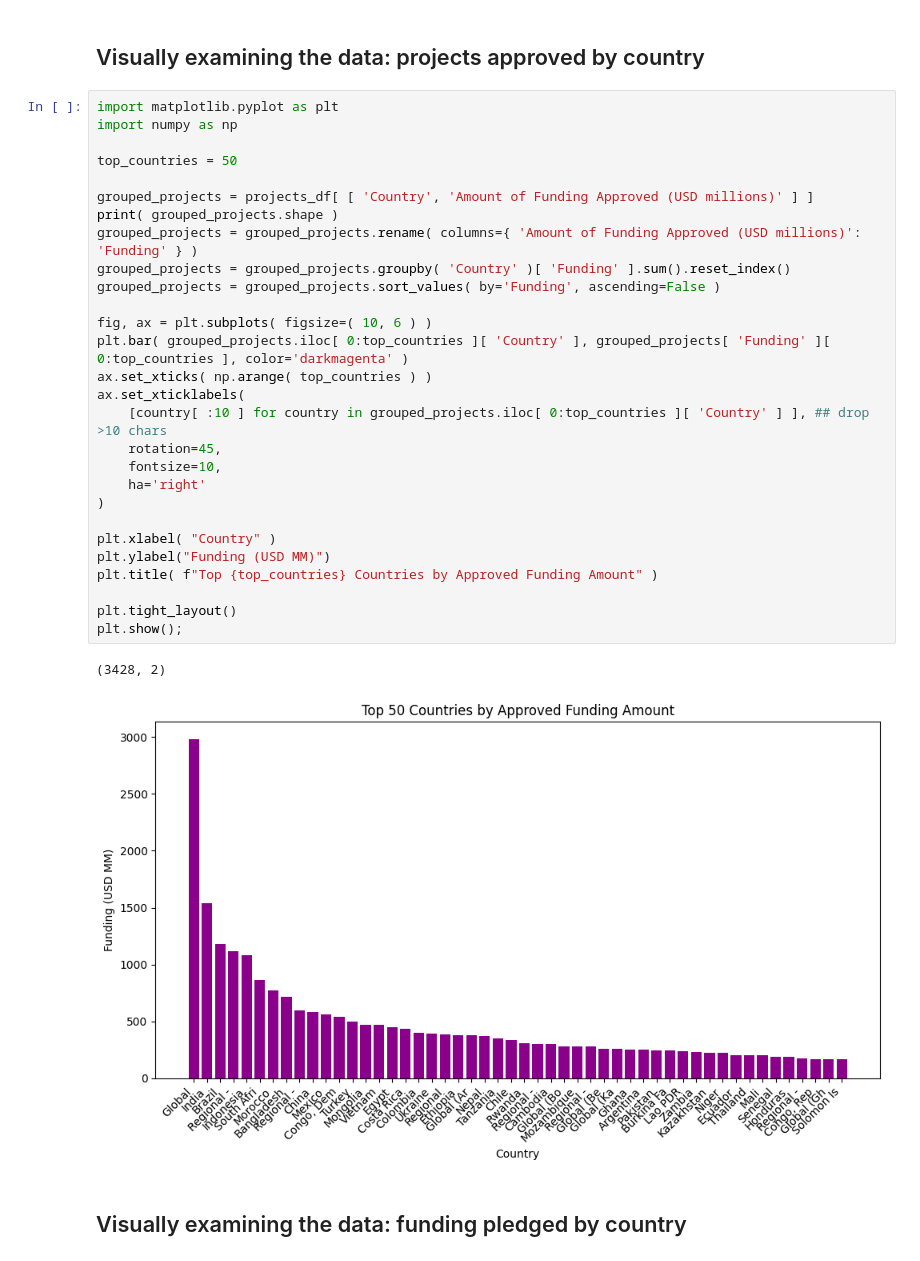
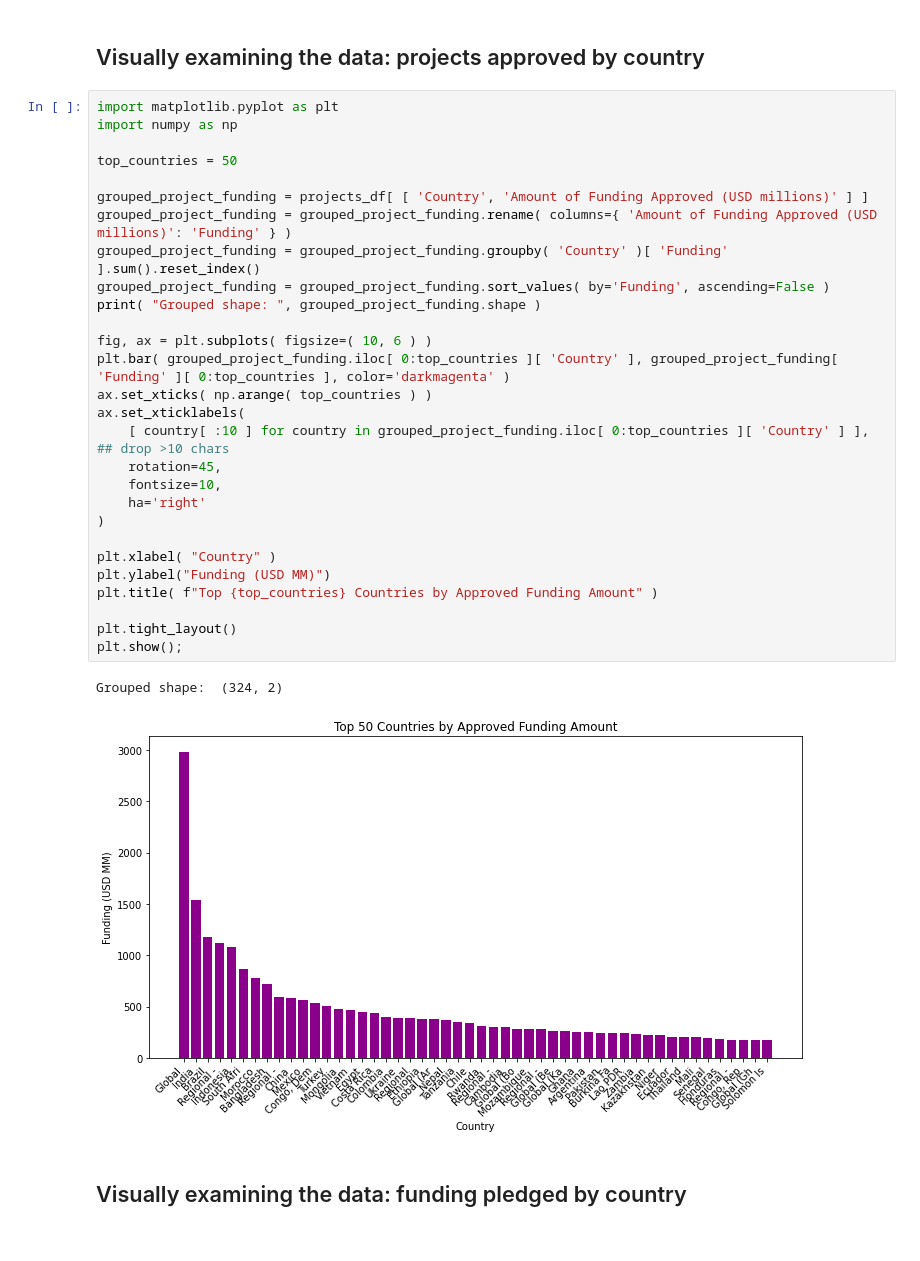
Before and after one commit to ESeufert/AC209a-Group-1---Class-Project, a Jupyter notebook: Milestone_2/Milestone_2.ipynb, the cells around one changed output. Drawn from its saved outputs; the diff is of its cells as text.

```diff
--- a/Milestone_2/Milestone_2.ipynb
+++ b/Milestone_2/Milestone_2.ipynb
@@ -93,33 +93,33 @@ projects_df.head()
 # %%
 import matplotlib.pyplot as plt
 import numpy as np
 
 top_countries = 50
 
-grouped_projects = projects_df[ [ 'Country', 'Amount of Funding Approved (USD millions)' ] ]
-print( grouped_projects.shape )
-grouped_projects = grouped_projects.rename( columns={ 'Amount of Funding Approved (USD millions)': 'Funding' } )
-grouped_projects = grouped_projects.groupby( 'Country' )[ 'Funding' ].sum().reset_index()
-grouped_projects = grouped_projects.sort_values( by='Funding', ascending=False )
+grouped_project_funding = projects_df[ [ 'Country', 'Amount of Funding Approved (USD millions)' ] ]
+grouped_project_funding = grouped_project_funding.rename( columns={ 'Amount of Funding Approved (USD millions)': 'Funding' } )
+grouped_project_funding = grouped_project_funding.groupby( 'Country' )[ 'Funding' ].sum().reset_index()
+grouped_project_funding = grouped_project_funding.sort_values( by='Funding', ascending=False )
+print( "Grouped shape: ", grouped_project_funding.shape )
 
 fig, ax = plt.subplots( figsize=( 10, 6 ) )
-plt.bar( grouped_projects.iloc[ 0:top_countries ][ 'Country' ], grouped_projects[ 'Funding' ][ 0:top_countries ], color='darkmagenta' )
+plt.bar( grouped_project_funding.iloc[ 0:top_countries ][ 'Country' ], grouped_project_funding[ 'Funding' ][ 0:top_countries ], color='darkmagenta' )
 ax.set_xticks( np.arange( top_countries ) )
 ax.set_xticklabels(
-    [country[ :10 ] for country in grouped_projects.iloc[ 0:top_countries ][ 'Country' ] ], ## drop >10 chars
+    [ country[ :10 ] for country in grouped_project_funding.iloc[ 0:top_countries ][ 'Country' ] ], ## drop >10 chars
     rotation=45,
     fontsize=10,
     ha='right'
 )
 
 plt.xlabel( "Country" )
 plt.ylabel("Funding (USD MM)")
 plt.title( f"Top {top_countries} Countries by Approved Funding Amount" )
 
 plt.tight_layout()
 plt.show();
 # %% [output]
-(3428, 2)
+Grouped shape:  (324, 2)
-[figure, old version]
+[figure, new version]
 # %% [markdown]
 ## Visually examining the data: funding pledged by country ##
```
Also changed, not shown: parts of 5 cells of this notebook.
